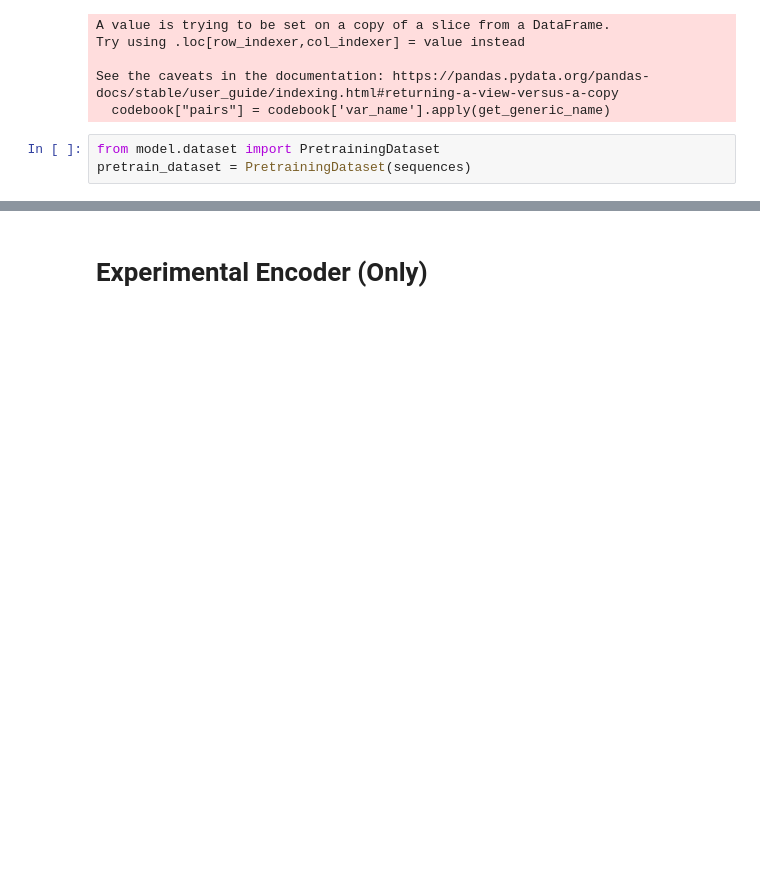
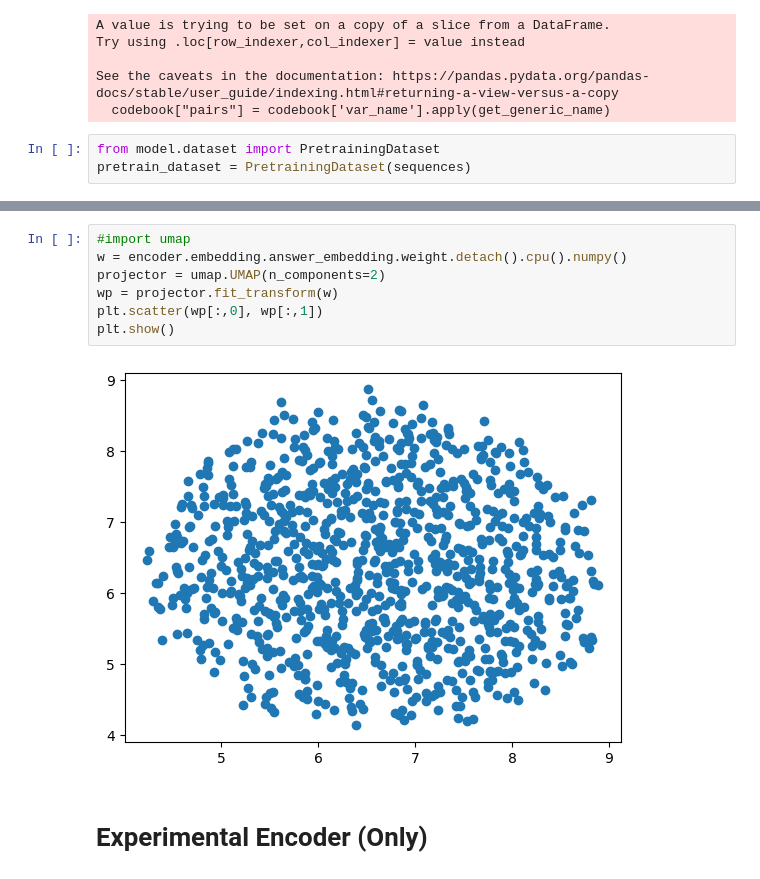
Before and after one commit to Lasse-mohr/fertility-prediction-challenge, a Jupyter notebook: train_experimental.ipynb, the cells around one changed output, grey strips where cells are left out. Saved outputs shown, nothing was run; the diff lists cells and outputs as text; blank space fills up the shorter version.

```diff
--- a/train_experimental.ipynb
+++ b/train_experimental.ipynb
@@ -74,3 +153,12 @@ pretrain_dataset = PretrainingDataset(sequences)
+# %%
+#import umap
+w = encoder.embedding.answer_embedding.weight.detach().cpu().numpy()
+projector = umap.UMAP(n_components=2)
+wp = projector.fit_transform(w)
+plt.scatter(wp[:,0], wp[:,1])
+plt.show()
+# %% [output]
+[figure, added]
 # %% [markdown]
 # Experimental Encoder (Only)
 # %% [markdown]
```
Also changed, not shown: parts of 16 cells of this notebook, 8 other files.
